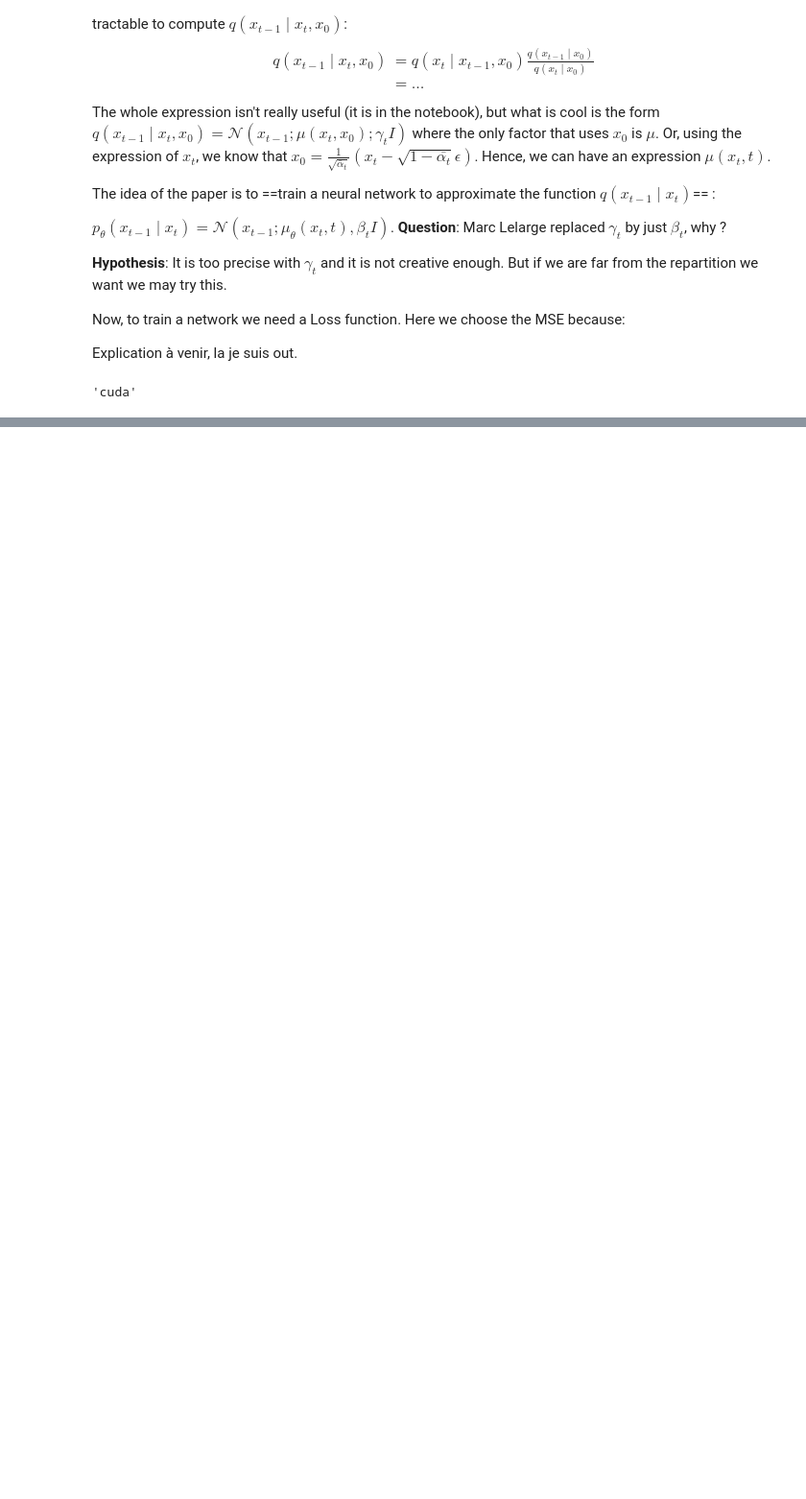
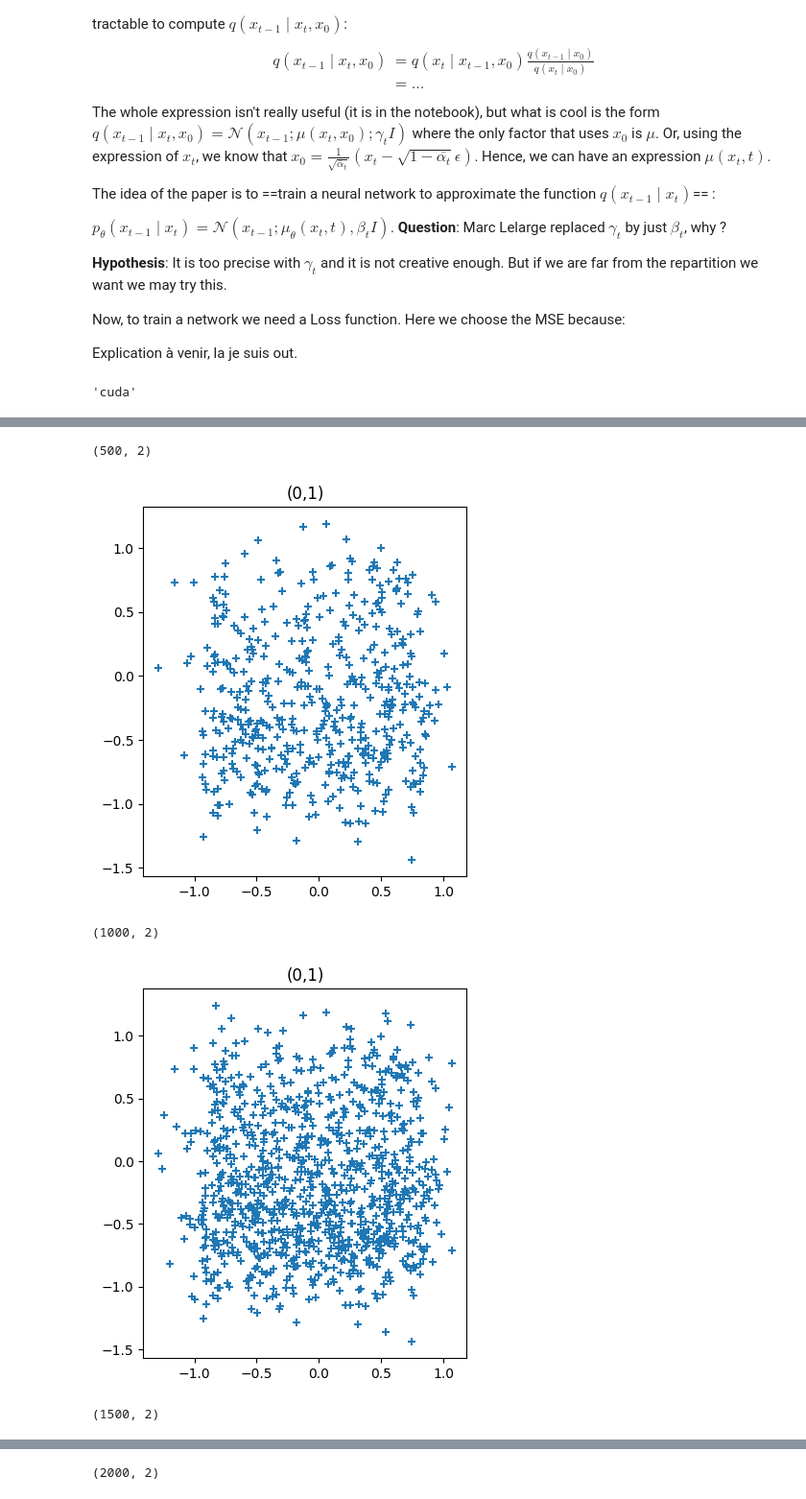
Before and after one commit to greglcr/Diffusion-ML_for_Physics, a Jupyter notebook: Gaussian.ipynb, the cells around one changed output, grey strips where cells are left out. Shown at 96% size. Cells and saved outputs as stored; diff of their text form; code cells hidden in the pictures; blank space fills up the shorter version.

```diff
--- a/Gaussian.ipynb
+++ b/Gaussian.ipynb
@@ -270,0 +297,9 @@ while True:
+# %%
+lr = 1e-3
+num_epochs = 100
+num_timesteps = 200
+network2 = Net(dim+1,dim)
+network2 = network.to(device)
+model2 = Diff(network2,num_timesteps,device = device)
+optimizer = torch.optim.Adam(network2.parameters(), lr=lr)
+training_loop(model2,dataloader2,optimizer,num_epochs,num_timesteps)
@@ -270,0 +324,13 @@ while True:
+# %%
+X = []
+for i in range(2000):
+    X.append(genere_un_point(model2)[0])
+    if len(X) % 500 == 0 and len(X)>0:
+        Y = [x.cpu() for x in X]
+        show_points(np.array(Y))
+# %% [output]
+(500, 2)
+[figure, added]
+(1000, 2)
+[figure, added]
+(1500, 2)
@@ -270,0 +338 @@ while True:
+(2000, 2)
```
Also changed, not shown: parts of 12 cells of this notebook.
